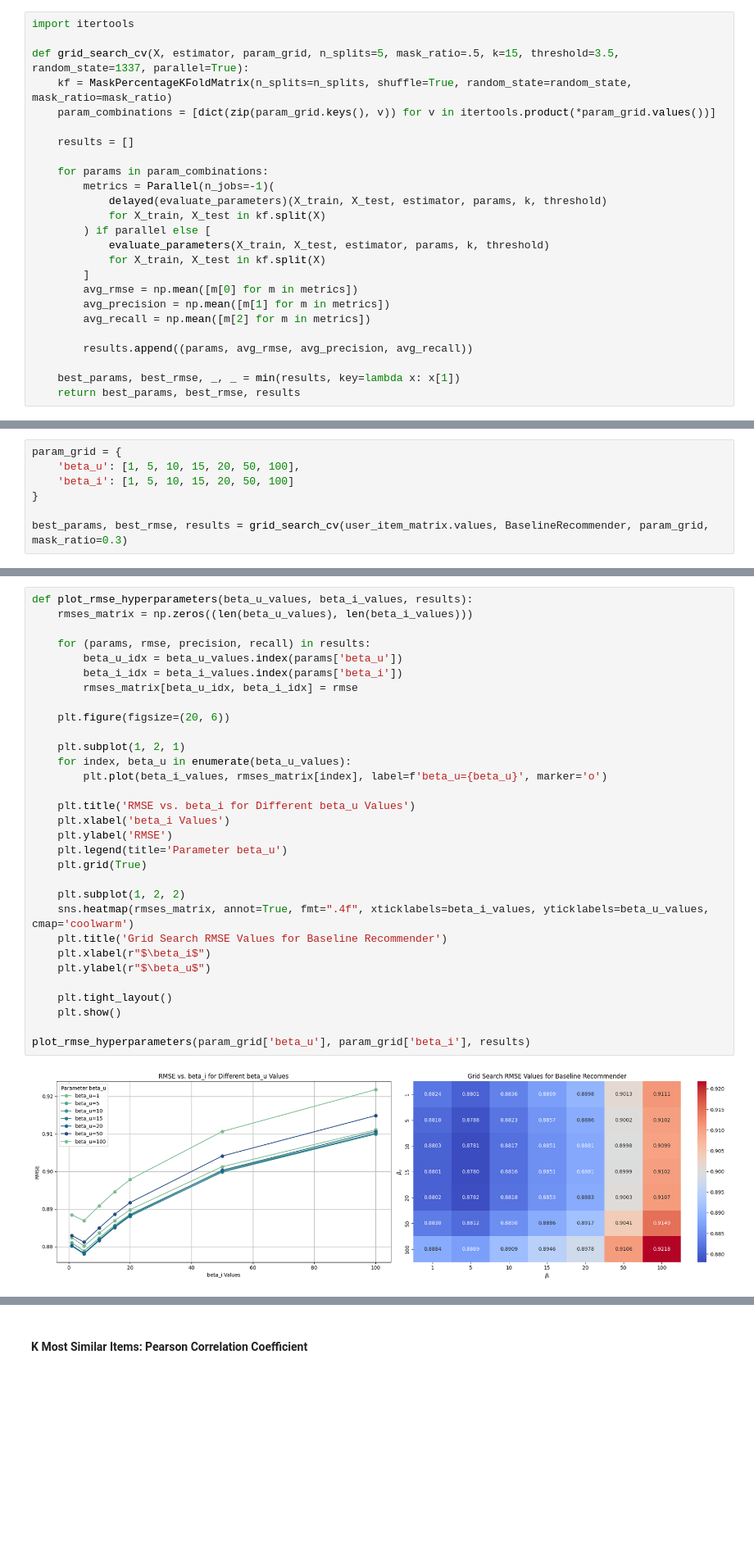
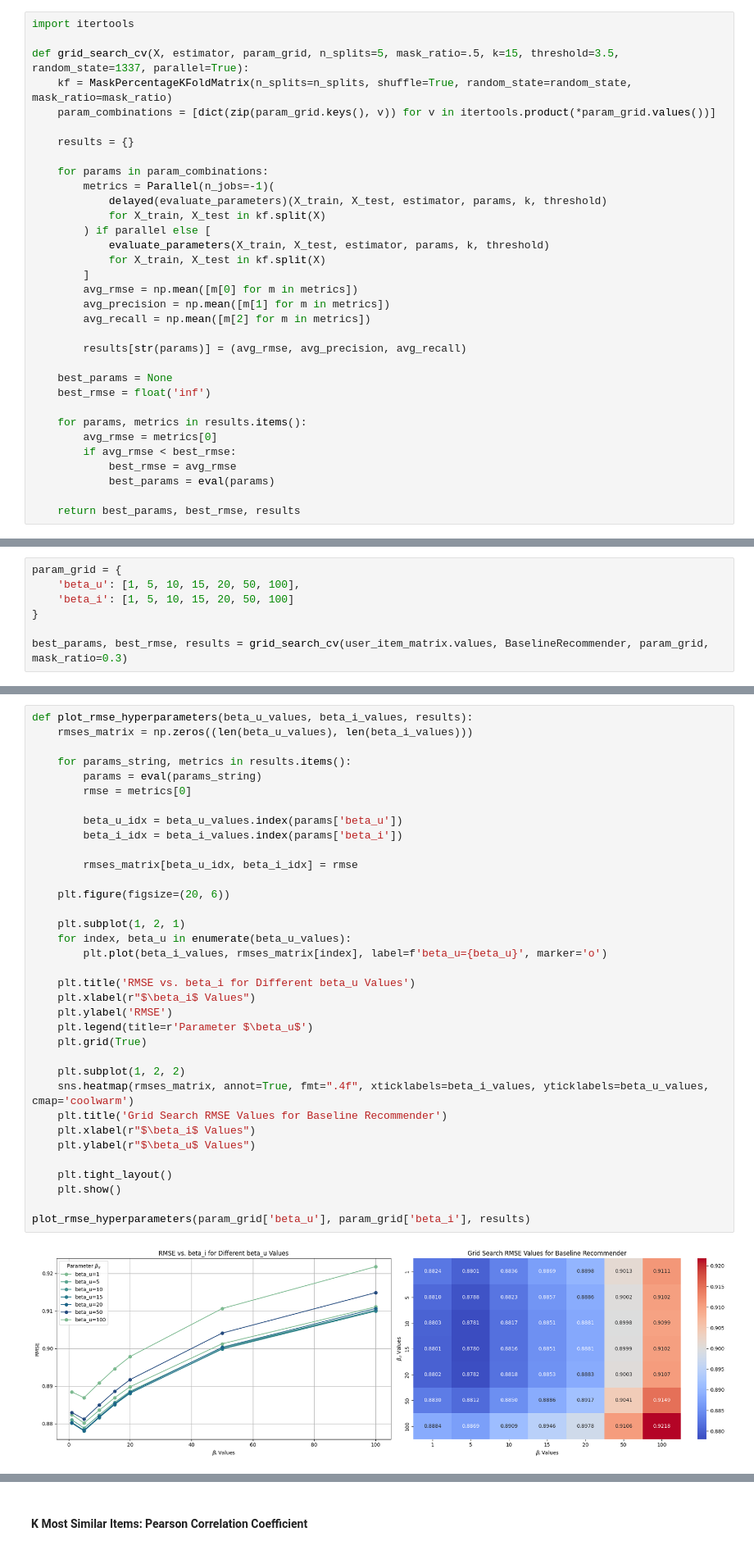
Before and after one commit to okaynils/fhnw-ds-rsy, a Jupyter notebook: MiniChallenge/RSY_ MiniChallenge_FS24.ipynb, the cells around one changed output, grey strips where cells are left out. Shown at 82% size. Saved outputs shown, nothing was run; the diff lists cells and outputs as text; blank space fills up the shorter version.

Commit message:
added result store

```diff
--- a/MiniChallenge/RSY_ MiniChallenge_FS24.ipynb
+++ b/MiniChallenge/RSY_ MiniChallenge_FS24.ipynb
@@ -812,7 +865,7 @@ def grid_search_cv(X, estimator, param_grid, n_splits=5, mask_ratio=.5, k=15, th
     kf = MaskPercentageKFoldMatrix(n_splits=n_splits, shuffle=True, random_state=random_state, mask_ratio=mask_ratio)
     param_combinations = [dict(zip(param_grid.keys(), v)) for v in itertools.product(*param_grid.values())]
 
-    results = []
+    results = {}
 
     for params in param_combinations:
         metrics = Parallel(n_jobs=-1)(
@@ -826,7 +879,15 @@ def grid_search_cv(X, estimator, param_grid, n_splits=5, mask_ratio=.5, k=15, th
         avg_precision = np.mean([m[1] for m in metrics])
         avg_recall = np.mean([m[2] for m in metrics])
 
-        results.append((params, avg_rmse, avg_precision, avg_recall))
+        results[str(params)] = (avg_rmse, avg_precision, avg_recall)
 
-    best_params, best_rmse, _, _ = min(results, key=lambda x: x[1])
+    best_params = None
+    best_rmse = float('inf')
+
+    for params, metrics in results.items():
+        avg_rmse = metrics[0]
+        if avg_rmse < best_rmse:
+            best_rmse = avg_rmse
+            best_params = eval(params)
+
     return best_params, best_rmse, results
@@ -847,33 +913,37 @@ best_params, best_rmse, results = grid_search_cv(user_item_matrix.values, Baseli
 # %%
 def plot_rmse_hyperparameters(beta_u_values, beta_i_values, results):
     rmses_matrix = np.zeros((len(beta_u_values), len(beta_i_values)))
 
-    for (params, rmse, precision, recall) in results:
+    for params_string, metrics in results.items():
+        params = eval(params_string)
+        rmse = metrics[0]
+
         beta_u_idx = beta_u_values.index(params['beta_u'])
         beta_i_idx = beta_i_values.index(params['beta_i'])
+
         rmses_matrix[beta_u_idx, beta_i_idx] = rmse
 
     plt.figure(figsize=(20, 6))
 
     plt.subplot(1, 2, 1)
     for index, beta_u in enumerate(beta_u_values):
         plt.plot(beta_i_values, rmses_matrix[index], label=f'beta_u={beta_u}', marker='o')
 
     plt.title('RMSE vs. beta_i for Different beta_u Values')
-    plt.xlabel('beta_i Values')
+    plt.xlabel(r"$\beta_i$ Values")
     plt.ylabel('RMSE')
-    plt.legend(title='Parameter beta_u')
+    plt.legend(title=r'Parameter $\beta_u$')
     plt.grid(True)
 
     plt.subplot(1, 2, 2)
     sns.heatmap(rmses_matrix, annot=True, fmt=".4f", xticklabels=beta_i_values, yticklabels=beta_u_values, cmap='coolwarm')
     plt.title('Grid Search RMSE Values for Baseline Recommender')
-    plt.xlabel(r"$\beta_i$")
-    plt.ylabel(r"$\beta_u$")
+    plt.xlabel(r"$\beta_i$ Values")
+    plt.ylabel(r"$\beta_u$ Values")
 
     plt.tight_layout()
     plt.show()
 
 plot_rmse_hyperparameters(param_grid['beta_u'], param_grid['beta_i'], results)
 # %% [output]
-[figure, old version]
+[figure, new version]
```
Also changed, not shown: parts of 13 cells of this notebook.
